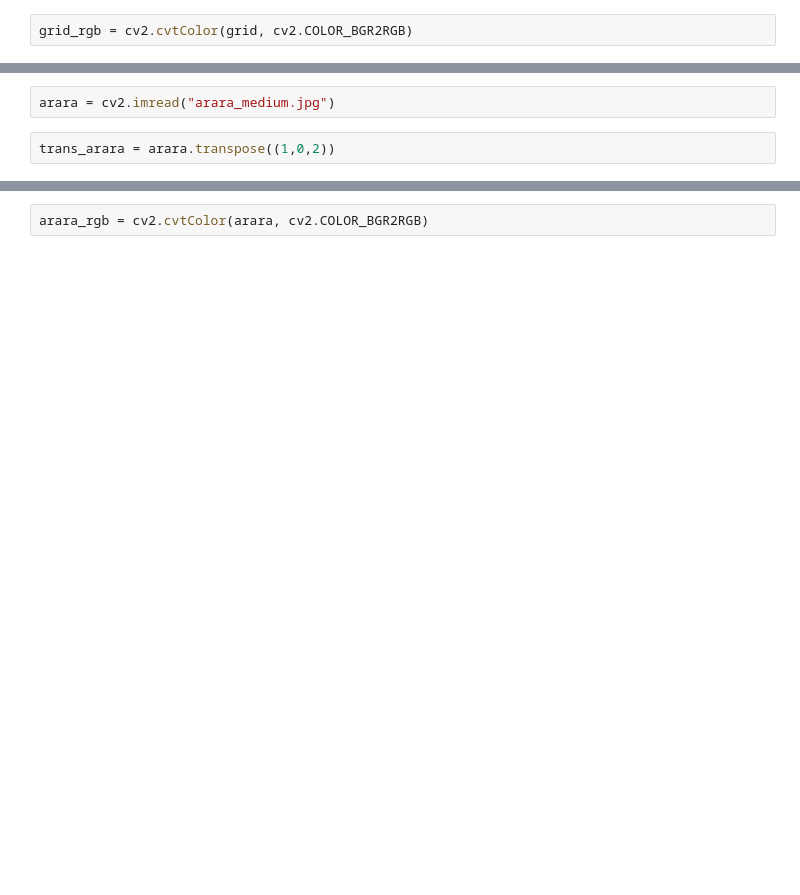
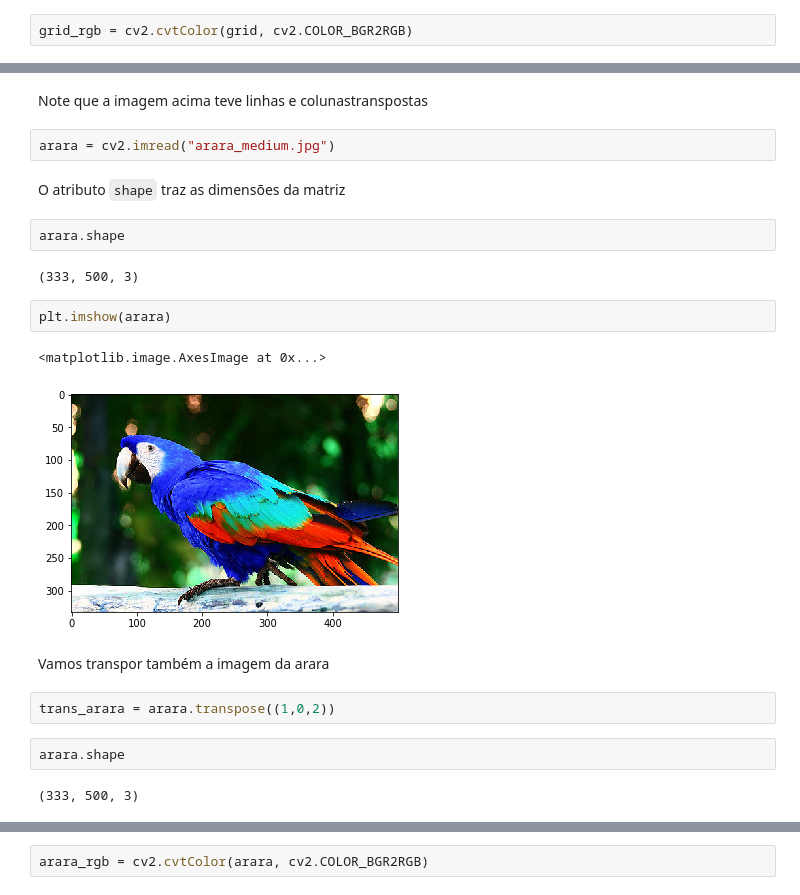
Before and after one commit to gabrielmf1/robot20, a Jupyter notebook: aula01/aula1_conda.ipynb, the cells around one changed output, grey strips where cells are left out. Drawn from its saved outputs; the diff is of its cells as text; blank space fills up the shorter version.

```diff
--- a/aula01/aula1_conda.ipynb
+++ b/aula01/aula1_conda.ipynb
@@ -36,6 +78,25 @@ plt.imshow(trans,interpolation="none")
+# %% [markdown]
+Note que a imagem acima teve linhas e colunastranspostas
 # %%
 arara = cv2.imread("arara_medium.jpg")
+# %% [markdown]
+O atributo `shape` traz as dimensões da matriz
+# %%
+arara.shape
+# %% [output]
+(333, 500, 3)
+# %%
+plt.imshow(arara)
+# %% [output]
+<matplotlib.image.AxesImage at 0x...>
+[figure, added]
+# %% [markdown]
+Vamos transpor também a imagem da arara
 # %%
 trans_arara = arara.transpose((1,0,2))
+# %%
+arara.shape
+# %% [output]
+(333, 500, 3)
 # %%
 trans_arara.shape
```
Also changed, not shown: parts of 41 cells of this notebook.
